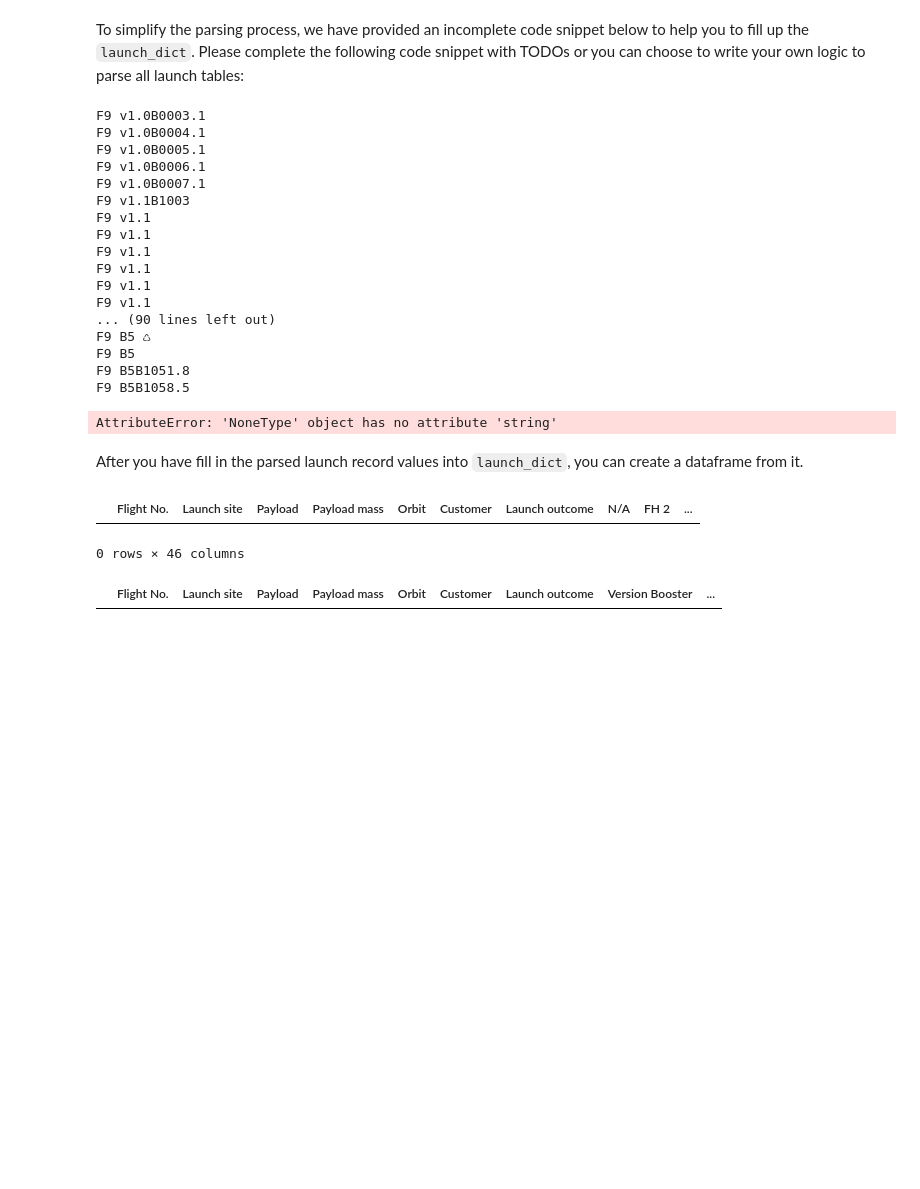
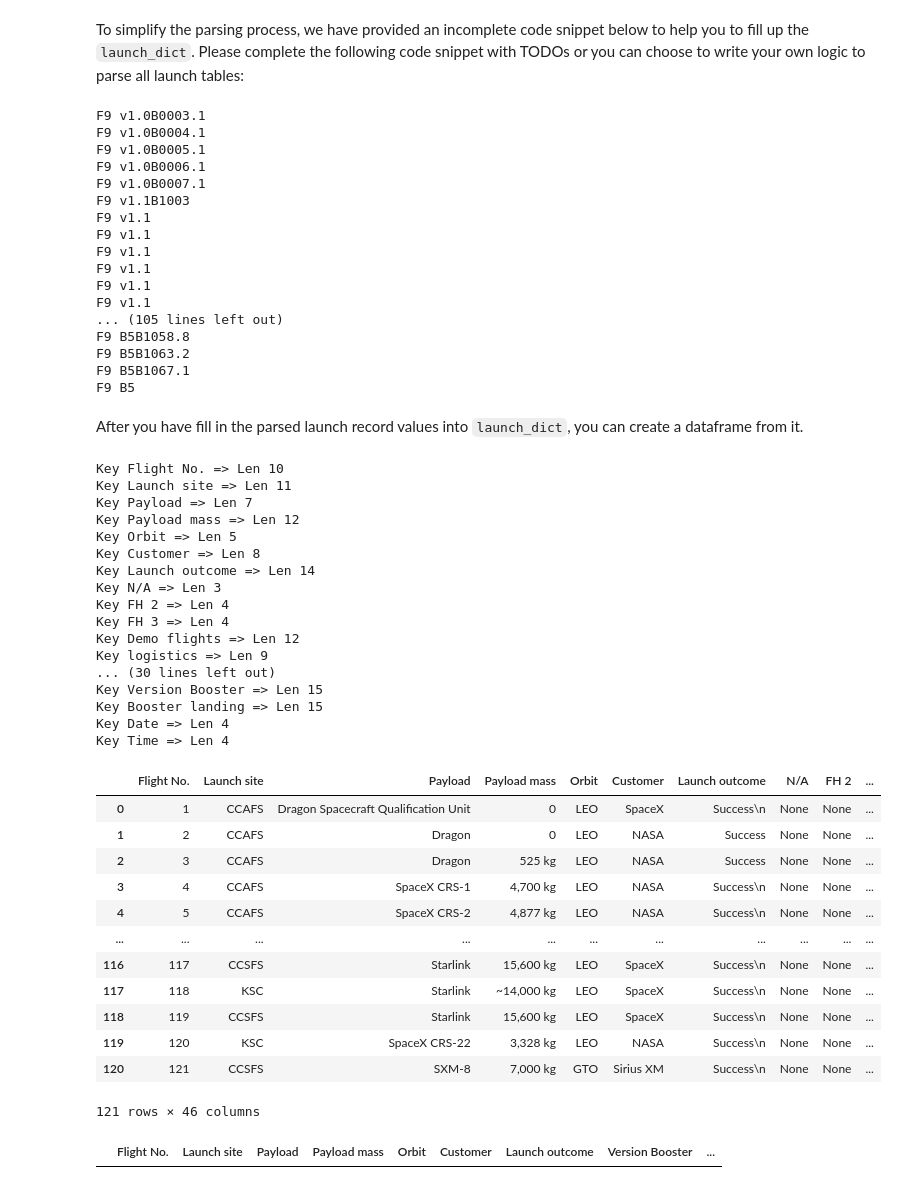
Before and after one commit to Gaganmeet13/Applied-Data-Science-Capstone, a Jupyter notebook: jupyter-labs-webscraping.ipynb, the cells around one changed output. Cells and saved outputs as stored; diff of their text form; code cells hidden in the pictures; blank space fills up the shorter version.

```diff
--- a/jupyter-labs-webscraping.ipynb
+++ b/jupyter-labs-webscraping.ipynb
@@ -270,17 +270,21 @@ for table_number,table in enumerate(soup.find_all('table',"wikitable plainrowhea
             # Flight Number value
             # TODO: Append the flight_number into launch_dict with key `Flight No.`
             #print(flight_number)
+            launch_dict['Flight No.'].append(flight_number)
+
             datatimelist=date_time(row[0])
 
             # Date value
             # TODO: Append the date into launch_dict with key `Date`
             date = datatimelist[0].strip(',')
             #print(date)
+            launch_dict['Date'].append(date)
 
             # Time value
             # TODO: Append the time into launch_dict with key `Time`
             time = datatimelist[1]
             #print(time)
+            launch_dict['Time'].append(time)
 
             # Booster version
             # TODO: Append the bv into launch_dict with key `Version Booster`
@@ -288,41 +292,53 @@ for table_number,table in enumerate(soup.find_all('table',"wikitable plainrowhea
             if not(bv):
                 bv=row[1].a.string
             print(bv)
+            launch_dict['Version Booster'].append(bv)
 
             # Launch Site
             # TODO: Append the bv into launch_dict with key `Launch Site`
             launch_site = row[2].a.string
             #print(launch_site)
+            launch_dict['Launch site'].append(launch_site)
 
             # Payload
             # TODO: Append the payload into launch_dict with key `Payload`
             payload = row[3].a.string
             #print(payload)
+            launch_dict['Payload'].append(payload)
 
             # Payload Mass
             # TODO: Append the payload_mass into launch_dict with key `Payload mass`
             payload_mass = get_mass(row[4])
             #print(payload)
+            launch_dict['Payload mass'].append(payload_mass)
 
             # Orbit
             # TODO: Append the orbit into launch_dict with key `Orbit`
             orbit = row[5].a.string
             #print(orbit)
+            launch_dict['Orbit'].append(orbit)
 
             # Customer
             # TODO: Append the customer into launch_dict with key `Customer`
-            customer = row[6].a.string
+            if row[6].a != None:
+                customer = row[6].a.string
+            else:
+                customer = ''
             #print(customer)
+            launch_dict['Customer'].append(customer)
 
             # Launch outcome
             # TODO: Append the launch_outcome into launch_dict with key `Launch outcome`
             launch_outcome = list(row[7].strings)[0]
             #print(launch_outcome)
+            launch_dict['Launch outcome'].append(launch_outcome)
+
 
             # Booster landing
             # TODO: Append the launch_outcome into launch_dict with key `Booster landing`
             booster_landing = landing_status(row[8])
             #print(booster_landing)
+            launch_dict['Booster landing'].append(booster_landing)
 # %% [output]
 F9 v1.0B0003.1
 F9 v1.0B0004.1
@@ -336,20 +352,51 @@ F9 v1.1
 F9 v1.1
 F9 v1.1
 F9 v1.1
-... (90 lines left out)
-F9 B5 ♺
+... (105 lines left out)
+F9 B5B1058.8
+F9 B5B1063.2
+F9 B5B1067.1
 F9 B5
-F9 B5B1051.8
-F9 B5B1058.5
-AttributeError: 'NoneType' object has no attribute 'string'
 # %% [markdown]
 After you have fill in the parsed launch record values into `launch_dict`, you can create a dataframe from it.
-# %%
-df=pd.DataFrame(launch_dict)
-df
-# %% [output]
-|  | Flight No. | Launch site | Payload | Payload mass | Orbit | Customer | Launch outcome | N/A | FH 2 | ... |
-0 rows × 46 columns
+# %%
+for k in launch_dict.keys():
+    print("Key {} => Len {}".format(k, len(k)))
+
+launch_dict
+df=pd.DataFrame(launch_dict)
+df
+# %% [output]
+Key Flight No. => Len 10
+Key Launch site => Len 11
+Key Payload => Len 7
+Key Payload mass => Len 12
+Key Orbit => Len 5
+Key Customer => Len 8
+Key Launch outcome => Len 14
+Key N/A => Len 3
+Key FH 2 => Len 4
+Key FH 3 => Len 4
+Key Demo flights => Len 12
+Key logistics => Len 9
+... (30 lines left out)
+Key Version Booster => Len 15
+Key Booster landing => Len 15
+Key Date => Len 4
+Key Time => Len 4
+|  | Flight No. | Launch site | Payload | Payload mass | Orbit | Customer | Launch outcome | N/A | FH 2 | ... |
+| 0 | 1 | CCAFS | Dragon Spacecraft Qualification Unit | 0 | LEO | SpaceX | Success\n | None | None | ... |
+| 1 | 2 | CCAFS | Dragon | 0 | LEO | NASA | Success | None | None | ... |
+| 2 | 3 | CCAFS | Dragon | 525 kg | LEO | NASA | Success | None | None | ... |
+| 3 | 4 | CCAFS | SpaceX CRS-1 | 4,700 kg | LEO | NASA | Success\n | None | None | ... |
+| 4 | 5 | CCAFS | SpaceX CRS-2 | 4,877 kg | LEO | NASA | Success\n | None | None | ... |
+| ... | ... | ... | ... | ... | ... | ... | ... | ... | ... | ... |
+| 116 | 117 | CCSFS | Starlink | 15,600 kg | LEO | SpaceX | Success\n | None | None | ... |
+| 117 | 118 | KSC | Starlink | ~14,000 kg | LEO | SpaceX | Success\n | None | None | ... |
+| 118 | 119 | CCSFS | Starlink | 15,600 kg | LEO | SpaceX | Success\n | None | None | ... |
+| 119 | 120 | KSC | SpaceX CRS-22 | 3,328 kg | LEO | NASA | Success\n | None | None | ... |
+| 120 | 121 | CCSFS | SXM-8 | 7,000 kg | GTO | Sirius XM | Success\n | None | None | ... |
+121 rows × 46 columns
 # %%
 headings = []
 for key,values in dict(launch_dict).items():
```
Also changed, not shown: parts of 1 cell of this notebook.
